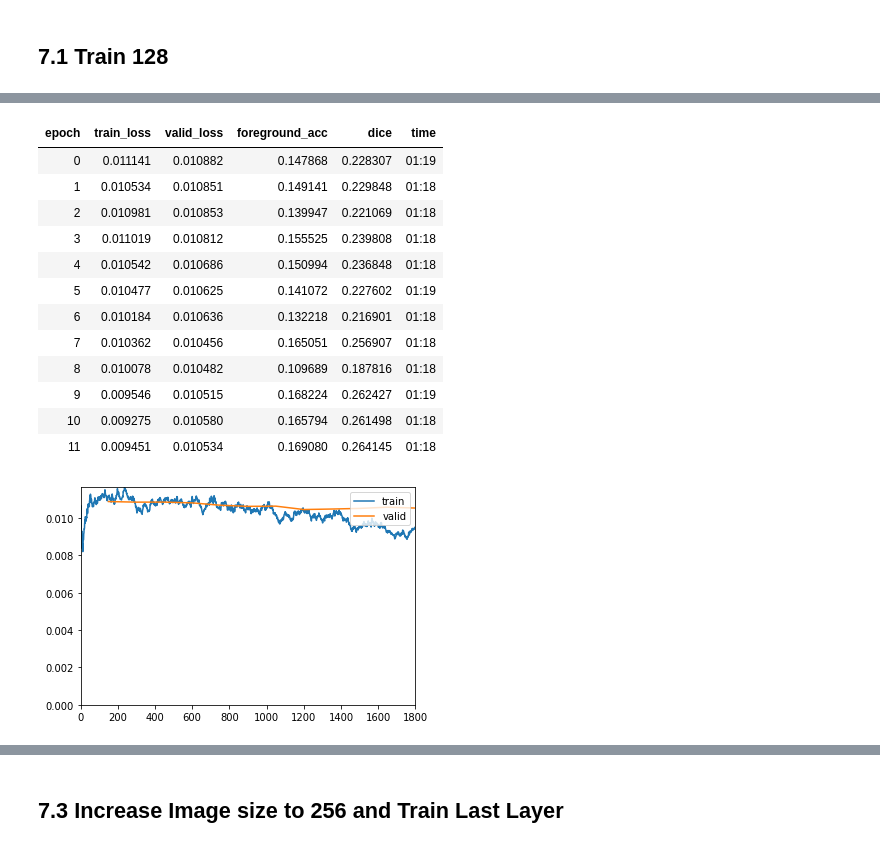
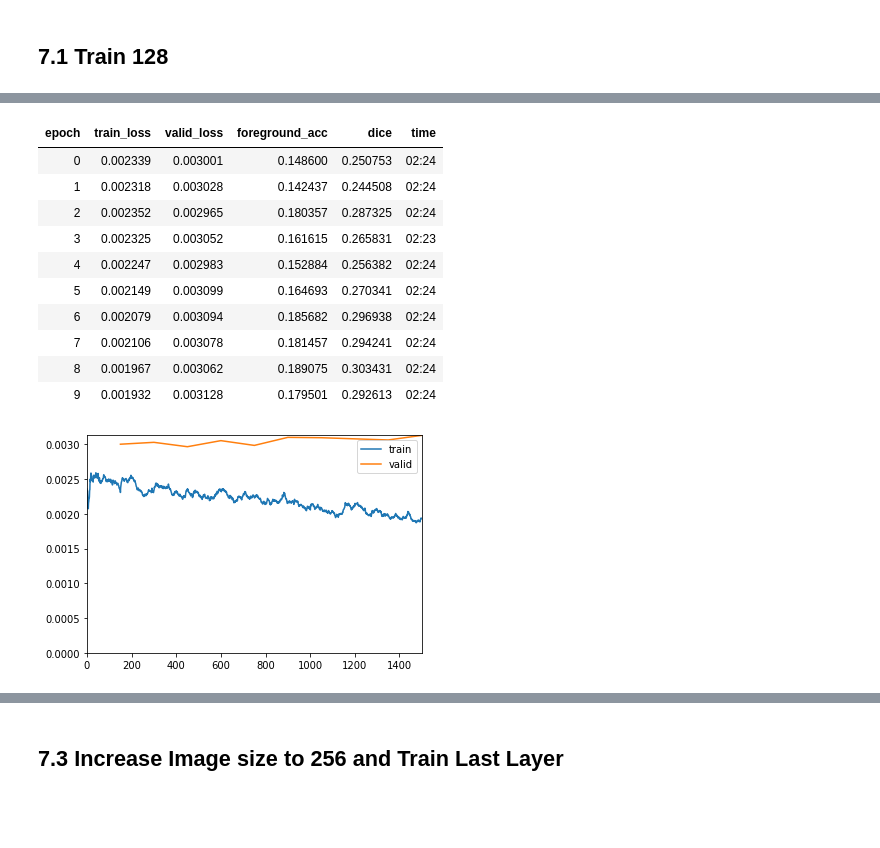
Before and after one commit to mrkcmd/bualabs, a Jupyter notebook: nbs/03c_image_segmentation_siim_acr_pneumothorax_fastai2.ipynb, the cells around one changed output, grey strips where cells are left out. Drawn from its saved outputs; the diff is of its cells as text; code cells hidden in the pictures; blank space fills up the shorter version.

```diff
--- a/nbs/03c_image_segmentation_siim_acr_pneumothorax_fastai2.ipynb
+++ b/nbs/03c_image_segmentation_siim_acr_pneumothorax_fastai2.ipynb
@@ -475,22 +471,22 @@ class XFocalLoss(kornia.losses.FocalLoss):
 
 # loss_func = CrossEntropyLossFlat(weight=weights, axis=1)
 
-loss_func = CrossEntropyLossFlat(axis=1)
+# loss_func = CrossEntropyLossFlat(axis=1)
 
-# loss_func = XFocalLoss(alpha=1.0, gamma=2.0, reduction='mean')
+loss_func = XFocalLoss(alpha=1.0, gamma=2.0, reduction='mean')
 # %%
 metrics = [foreground_acc, Dice()]
-# config = unet_config(self_attention=True, blur=True, act_cls=Mish)
-config = unet_config(self_attention=True, blur=True)
+config = unet_config(self_attention=True, blur=True, act_cls=Mish)
+# config = unet_config(self_attention=True, blur=True)
 
 opt_func = ranger
 # %%
 def getLearner(dls):
     return unet_learner(dls, resnet34, metrics=metrics, config=config,
-                    #  loss_func=loss_func,
+                     loss_func=loss_func,
                      pretrained=True,
                      path=learner_path,
-                    #  opt_func=opt_func,
+                     opt_func=opt_func,
                      cbs=[ShowGraphCallback]).to_fp16()
 # %%
 learn = getLearner(dls)
@@ -509,7 +503,7 @@ learn.freeze()
 # %%
 # learn.lr_find()
 # %%
-# learn.fit_flat_cos(12, lr=1e-3)
-learn.fit_one_cycle(8, lr_max=slice(1e-3), pct_start=0.7)
+learn.fit_flat_cos(8, lr=slice(1e-3))
+# learn.fit_one_cycle(8, lr_max=slice(1e-3), pct_start=0.7)
 # %% [output]
 | epoch | train_loss | valid_loss | foreground_acc | dice | time |
@@ -533,21 +531,19 @@ learn.unfreeze()
 # %%
-# learn.fit_flat_cos(10, lr=1e-4)
-learn.fit_one_cycle(12, lr_max=slice(1e-6, 1e-4), pct_start=0.7)
+learn.fit_flat_cos(10, lr=slice(1e-6, 1e-4))
+# learn.fit_one_cycle(12, lr_max=slice(1e-6, 1e-4), pct_start=0.7)
 # %% [output]
 | epoch | train_loss | valid_loss | foreground_acc | dice | time |
-| 0 | 0.011141 | 0.010882 | 0.147868 | 0.228307 | 01:19 |
-| 1 | 0.010534 | 0.010851 | 0.149141 | 0.229848 | 01:18 |
-| 2 | 0.010981 | 0.010853 | 0.139947 | 0.221069 | 01:18 |
-| 3 | 0.011019 | 0.010812 | 0.155525 | 0.239808 | 01:18 |
-| 4 | 0.010542 | 0.010686 | 0.150994 | 0.236848 | 01:18 |
-| 5 | 0.010477 | 0.010625 | 0.141072 | 0.227602 | 01:19 |
-| 6 | 0.010184 | 0.010636 | 0.132218 | 0.216901 | 01:18 |
-| 7 | 0.010362 | 0.010456 | 0.165051 | 0.256907 | 01:18 |
-| 8 | 0.010078 | 0.010482 | 0.109689 | 0.187816 | 01:18 |
-| 9 | 0.009546 | 0.010515 | 0.168224 | 0.262427 | 01:19 |
-| 10 | 0.009275 | 0.010580 | 0.165794 | 0.261498 | 01:18 |
-| 11 | 0.009451 | 0.010534 | 0.169080 | 0.264145 | 01:18 |
+| 0 | 0.002339 | 0.003001 | 0.148600 | 0.250753 | 02:24 |
+| 1 | 0.002318 | 0.003028 | 0.142437 | 0.244508 | 02:24 |
+| 2 | 0.002352 | 0.002965 | 0.180357 | 0.287325 | 02:24 |
+| 3 | 0.002325 | 0.003052 | 0.161615 | 0.265831 | 02:23 |
+| 4 | 0.002247 | 0.002983 | 0.152884 | 0.256382 | 02:24 |
+| 5 | 0.002149 | 0.003099 | 0.164693 | 0.270341 | 02:24 |
+| 6 | 0.002079 | 0.003094 | 0.185682 | 0.296938 | 02:24 |
+| 7 | 0.002106 | 0.003078 | 0.181457 | 0.294241 | 02:24 |
+| 8 | 0.001967 | 0.003062 | 0.189075 | 0.303431 | 02:24 |
+| 9 | 0.001932 | 0.003128 | 0.179501 | 0.292613 | 02:24 |
-[figure, old version]
+[figure, new version]
 # %%
 learn.save('03c-unet-resnet34-128-2')
 # %%
```
Also changed, not shown: parts of 35 cells of this notebook.
